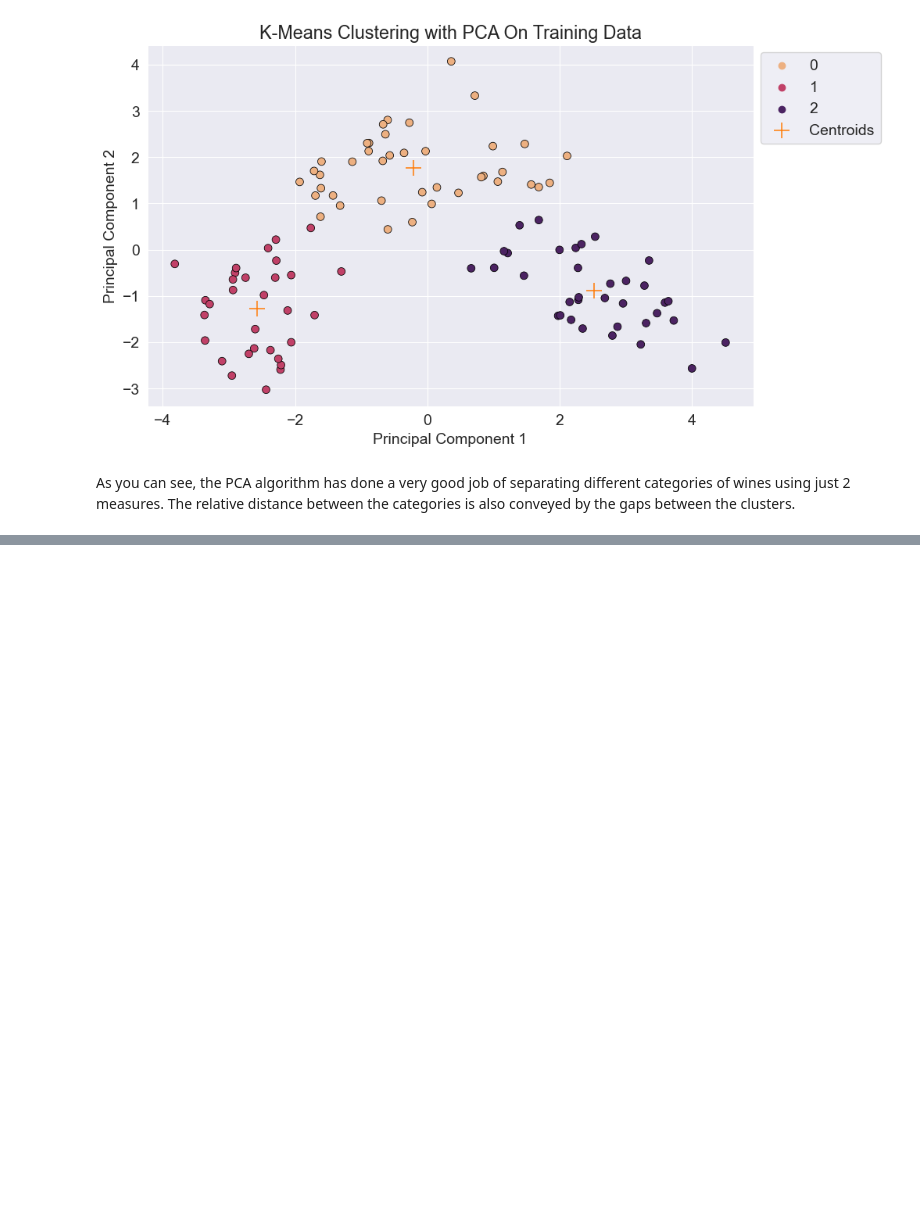
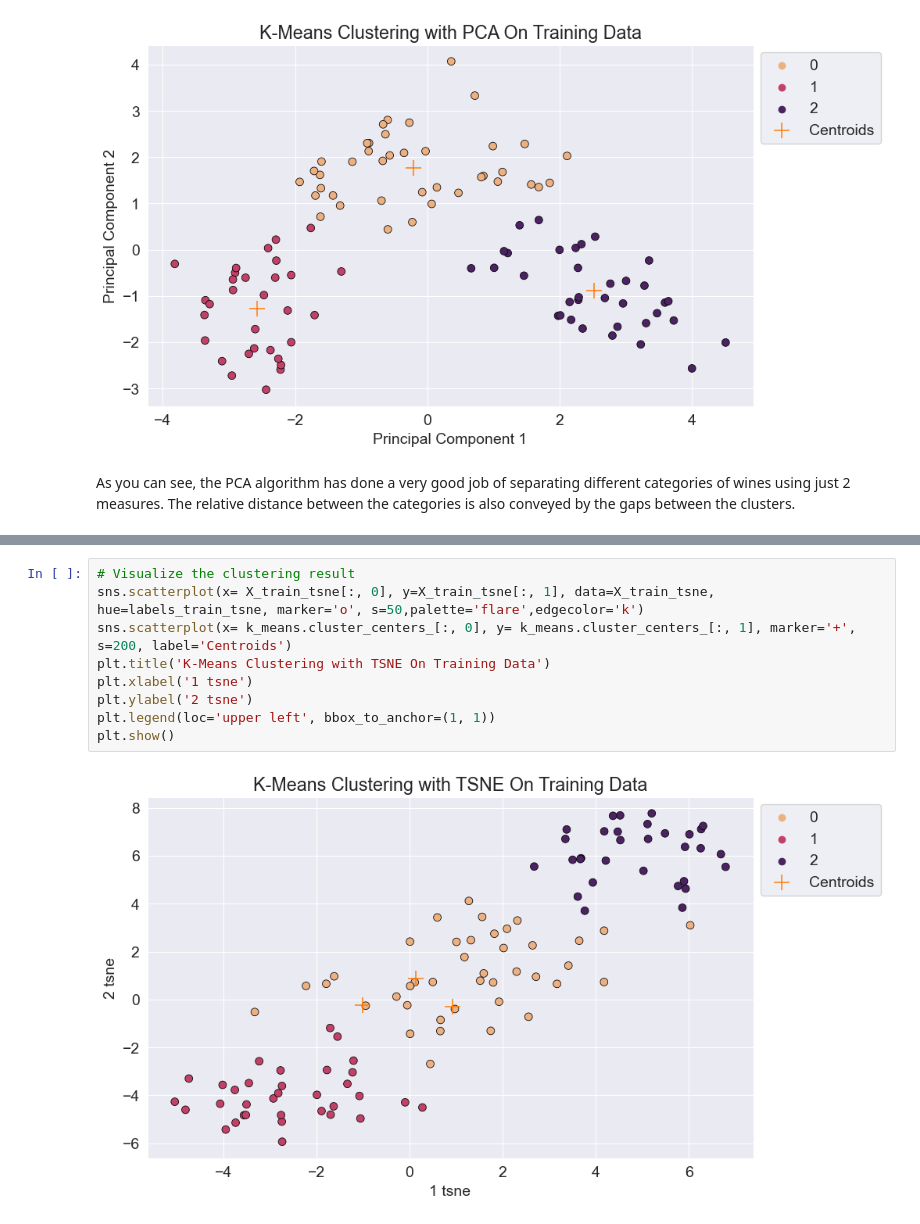
Before and after one commit to nikitaprasad21/ML-Cheat-Codes, a Jupyter notebook: Unsupervised-Clustering/type_of_wine.ipynb, the cells around one changed output, grey strips where cells are left out. Cells and saved outputs as stored; diff of their text form; blank space fills up the shorter version.

```diff
--- a/Unsupervised-Clustering/type_of_wine.ipynb
+++ b/Unsupervised-Clustering/type_of_wine.ipynb
@@ -558,0 +684,11 @@ As you can see, the PCA algorithm has done a very good job of separating differe
+# %%
+# Visualize the clustering result
+sns.scatterplot(x= X_train_tsne[:, 0], y=X_train_tsne[:, 1], data=X_train_tsne, hue=labels_train_tsne, marker='o', s=50,palette='flare',edgecolor='k')
+sns.scatterplot(x= k_means.cluster_centers_[:, 0], y= k_means.cluster_centers_[:, 1], marker='+', s=200, label='Centroids')
+plt.title('K-Means Clustering with TSNE On Training Data')
+plt.xlabel('1 tsne')
+plt.ylabel('2 tsne')
+plt.legend(loc='upper left', bbox_to_anchor=(1, 1))
+plt.show()
+# %% [output]
+[figure, added]
```
Also changed, not shown: parts of 21 cells of this notebook.
